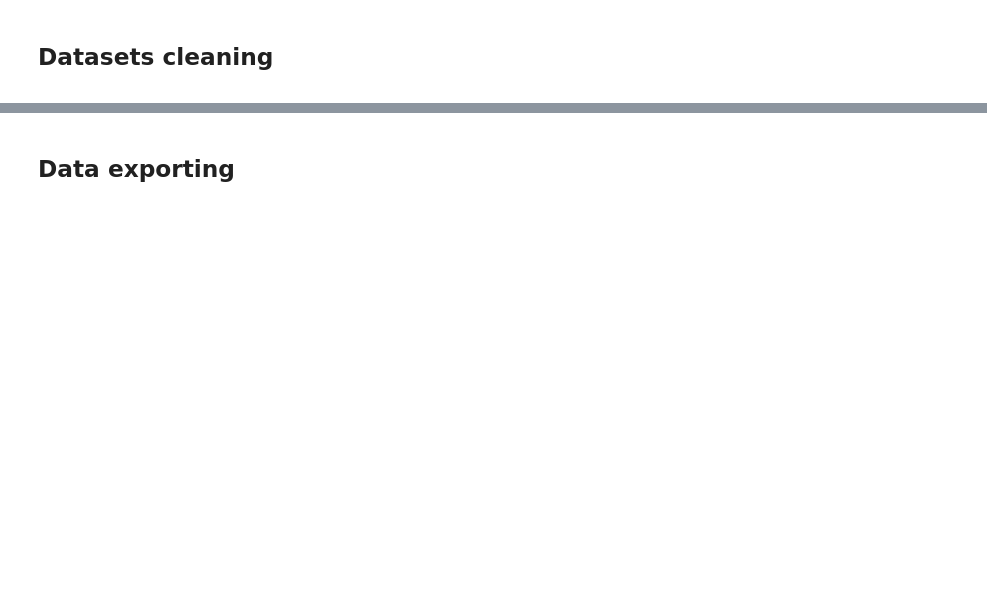
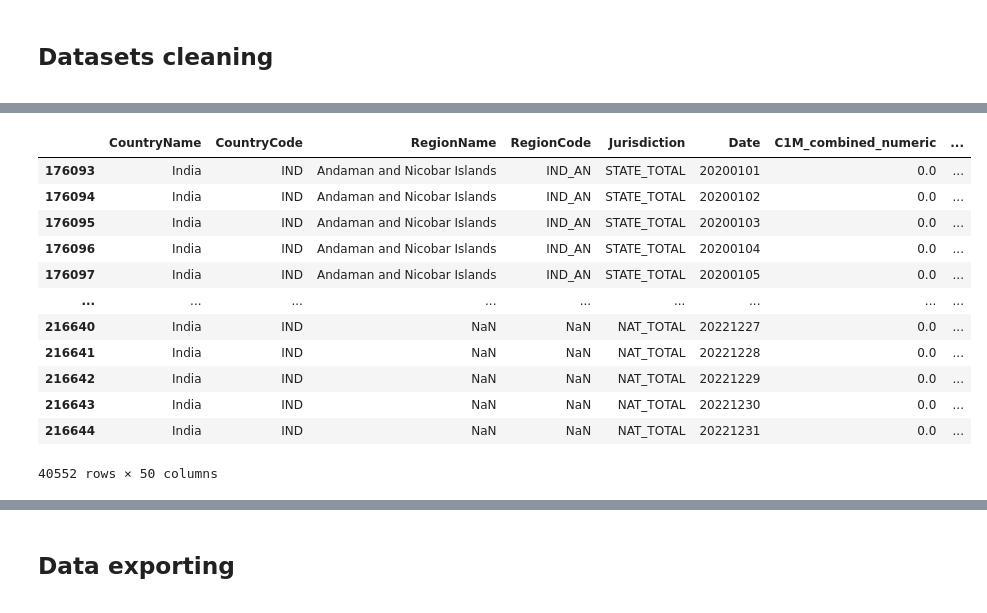
Before and after one commit to LawrenceKay/worldwide_covid_policy, a Jupyter notebook: notebooks/WCP_oxcgrt_cleaning.ipynb, the cells around one changed output, grey strips where cells are left out. Cells and saved outputs as stored; diff of their text form; code cells hidden in the pictures; blank space fills up the shorter version.

```diff
--- a/notebooks/WCP_oxcgrt_cleaning.ipynb
+++ b/notebooks/WCP_oxcgrt_cleaning.ipynb
@@ -3672,0 +584,17 @@ And that leaves us with a final step: exporting of the clean datasets.
+# %%
+# Gets all of the entries for India
+oxcgrt_simplified[oxcgrt_simplified['CountryName'] == 'India']
+# %% [output]
+|  | CountryName | CountryCode | RegionName | RegionCode | Jurisdiction | Date | C1M_combined_numeric | ... |
+| 176093 | India | IND | Andaman and Nicobar Islands | IND_AN | STATE_TOTAL | 20200101 | 0.0 | ... |
+| 176094 | India | IND | Andaman and Nicobar Islands | IND_AN | STATE_TOTAL | 20200102 | 0.0 | ... |
+| 176095 | India | IND | Andaman and Nicobar Islands | IND_AN | STATE_TOTAL | 20200103 | 0.0 | ... |
+| 176096 | India | IND | Andaman and Nicobar Islands | IND_AN | STATE_TOTAL | 20200104 | 0.0 | ... |
+| 176097 | India | IND | Andaman and Nicobar Islands | IND_AN | STATE_TOTAL | 20200105 | 0.0 | ... |
+| ... | ... | ... | ... | ... | ... | ... | ... | ... |
+| 216640 | India | IND | NaN | NaN | NAT_TOTAL | 20221227 | 0.0 | ... |
+| 216641 | India | IND | NaN | NaN | NAT_TOTAL | 20221228 | 0.0 | ... |
+| 216642 | India | IND | NaN | NaN | NAT_TOTAL | 20221229 | 0.0 | ... |
+| 216643 | India | IND | NaN | NaN | NAT_TOTAL | 20221230 | 0.0 | ... |
+| 216644 | India | IND | NaN | NaN | NAT_TOTAL | 20221231 | 0.0 | ... |
+40552 rows × 50 columns
```
Also changed, not shown: parts of 362 cells of this notebook, 1 other file.
